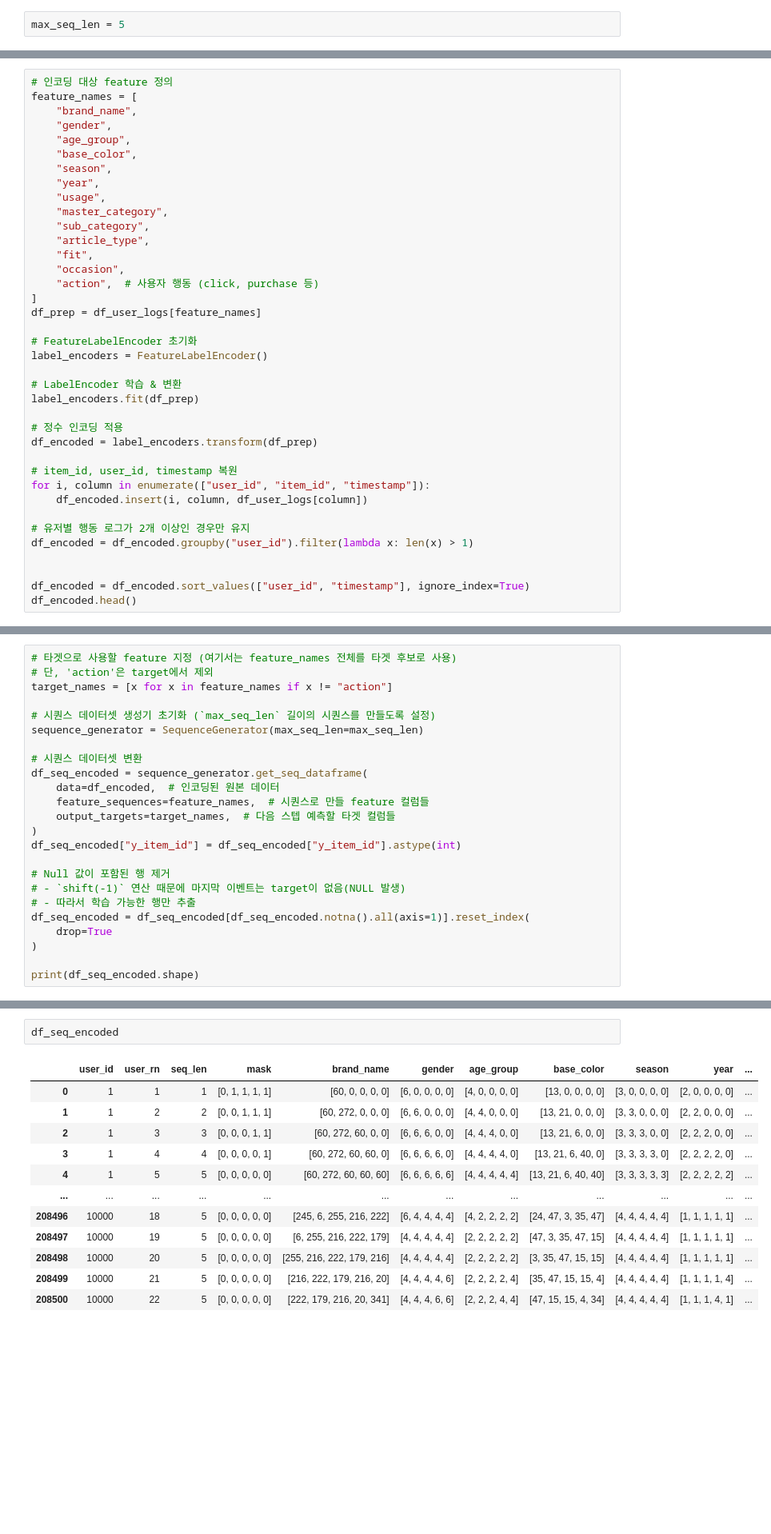
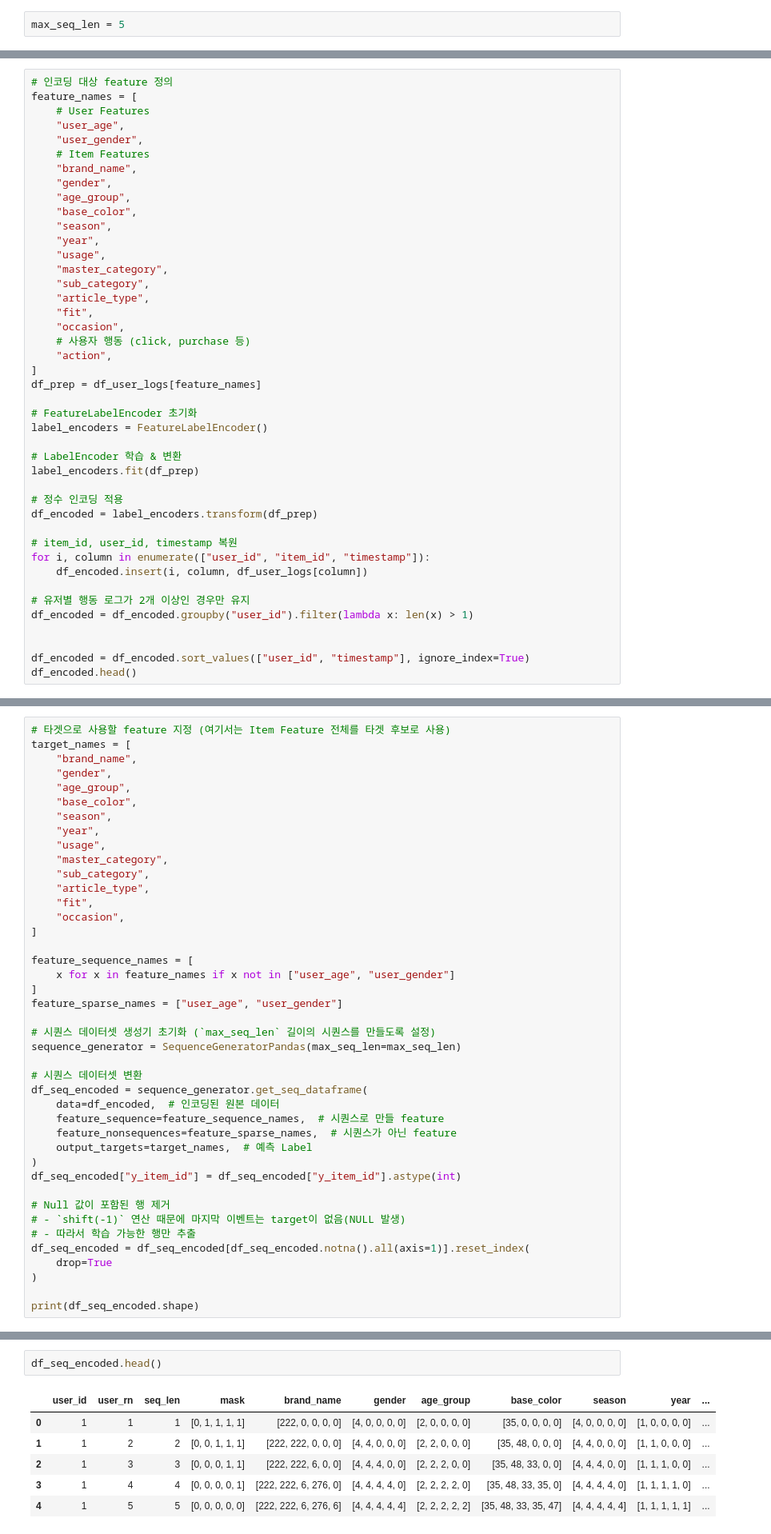
Before and after one commit to yg-hwang/recsys, a Jupyter notebook: notebook/04_1_modeling_transformer.ipynb, the cells around one changed output, grey strips where cells are left out. Shown at 80% size. Drawn from its saved outputs; the diff is of its cells as text; blank space fills up the shorter version.

```diff
--- a/notebook/04_1_modeling_transformer.ipynb
+++ b/notebook/04_1_modeling_transformer.ipynb
@@ -112,6 +122,10 @@ model_dir.mkdir(parents=True, exist_ok=True)
 # %%
 # 인코딩 대상 feature 정의
 feature_names = [
+    # User Features
+    "user_age",
+    "user_gender",
+    # Item Features
     "brand_name",
     "gender",
     "age_group",
@@ -124,7 +138,8 @@ feature_names = [
     "article_type",
     "fit",
     "occasion",
-    "action",  # 사용자 행동 (click, purchase 등)
+    # 사용자 행동 (click, purchase 등)
+    "action",
 ]
 df_prep = df_user_logs[feature_names]
 
@@ -210,18 +229,36 @@ for feature, encoder in label_encoders.all_encoders.items():
 # %% [markdown]
 ## Sequence Generation
 # %%
-# 타겟으로 사용할 feature 지정 (여기서는 feature_names 전체를 타겟 후보로 사용)
-# 단, 'action'은 target에서 제외
-target_names = [x for x in feature_names if x != "action"]
+# 타겟으로 사용할 feature 지정 (여기서는 Item Feature 전체를 타겟 후보로 사용)
+target_names = [
+    "brand_name",
+    "gender",
+    "age_group",
+    "base_color",
+    "season",
+    "year",
+    "usage",
+    "master_category",
+    "sub_category",
+    "article_type",
+    "fit",
+    "occasion",
+]
+
+feature_sequence_names = [
+    x for x in feature_names if x not in ["user_age", "user_gender"]
+]
+feature_sparse_names = ["user_age", "user_gender"]
 
 # 시퀀스 데이터셋 생성기 초기화 (`max_seq_len` 길이의 시퀀스를 만들도록 설정)
-sequence_generator = SequenceGenerator(max_seq_len=max_seq_len)
+sequence_generator = SequenceGeneratorPandas(max_seq_len=max_seq_len)
 
 # 시퀀스 데이터셋 변환
 df_seq_encoded = sequence_generator.get_seq_dataframe(
     data=df_encoded,  # 인코딩된 원본 데이터
-    feature_sequences=feature_names,  # 시퀀스로 만들 feature 컬럼들
-    output_targets=target_names,  # 다음 스텝 예측할 타겟 컬럼들
+    feature_sequence=feature_sequence_names,  # 시퀀스로 만들 feature
+    feature_nonsequences=feature_sparse_names,  # 시퀀스가 아닌 feature
+    output_targets=target_names,  # 예측 Label
 )
 df_seq_encoded["y_item_id"] = df_seq_encoded["y_item_id"].astype(int)
 
@@ -238,15 +275,9 @@ print(df_seq_encoded.shape)
 # %%
-df_seq_encoded
+df_seq_encoded.head()
 # %% [output]
 |  | user_id | user_rn | seq_len | mask | brand_name | gender | age_group | base_color | season | year | ... |
-| 0 | 1 | 1 | 1 | [0, 1, 1, 1, 1] | [60, 0, 0, 0, 0] | [6, 0, 0, 0, 0] | [4, 0, 0, 0, 0] | [13, 0, 0, 0, 0] | [3, 0, 0, 0, 0] | [2, 0, 0, 0, 0] | ... |
-| 1 | 1 | 2 | 2 | [0, 0, 1, 1, 1] | [60, 272, 0, 0, 0] | [6, 6, 0, 0, 0] | [4, 4, 0, 0, 0] | [13, 21, 0, 0, 0] | [3, 3, 0, 0, 0] | [2, 2, 0, 0, 0] | ... |
-| 2 | 1 | 3 | 3 | [0, 0, 0, 1, 1] | [60, 272, 60, 0, 0] | [6, 6, 6, 0, 0] | [4, 4, 4, 0, 0] | [13, 21, 6, 0, 0] | [3, 3, 3, 0, 0] | [2, 2, 2, 0, 0] | ... |
-| 3 | 1 | 4 | 4 | [0, 0, 0, 0, 1] | [60, 272, 60, 60, 0] | [6, 6, 6, 6, 0] | [4, 4, 4, 4, 0] | [13, 21, 6, 40, 0] | [3, 3, 3, 3, 0] | [2, 2, 2, 2, 0] | ... |
-| 4 | 1 | 5 | 5 | [0, 0, 0, 0, 0] | [60, 272, 60, 60, 60] | [6, 6, 6, 6, 6] | [4, 4, 4, 4, 4] | [13, 21, 6, 40, 40] | [3, 3, 3, 3, 3] | [2, 2, 2, 2, 2] | ... |
-| ... | ... | ... | ... | ... | ... | ... | ... | ... | ... | ... | ... |
-| 208496 | 10000 | 18 | 5 | [0, 0, 0, 0, 0] | [245, 6, 255, 216, 222] | [6, 4, 4, 4, 4] | [4, 2, 2, 2, 2] | [24, 47, 3, 35, 47] | [4, 4, 4, 4, 4] | [1, 1, 1, 1, 1] | ... |
-| 208497 | 10000 | 19 | 5 | [0, 0, 0, 0, 0] | [6, 255, 216, 222, 179] | [4, 4, 4, 4, 4] | [2, 2, 2, 2, 2] | [47, 3, 35, 47, 15] | [4, 4, 4, 4, 4] | [1, 1, 1, 1, 1] | ... |
-| 208498 | 10000 | 20 | 5 | [0, 0, 0, 0, 0] | [255, 216, 222, 179, 216] | [4, 4, 4, 4, 4] | [2, 2, 2, 2, 2] | [3, 35, 47, 15, 15] | [4, 4, 4, 4, 4] | [1, 1, 1, 1, 1] | ... |
-| 208499 | 10000 | 21 | 5 | [0, 0, 0, 0, 0] | [216, 222, 179, 216, 20] | [4, 4, 4, 4, 6] | [2, 2, 2, 2, 4] | [35, 47, 15, 15, 4] | [4, 4, 4, 4, 4] | [1, 1, 1, 1, 4] | ... |
-| 208500 | 10000 | 22 | 5 | [0, 0, 0, 0, 0] | [222, 179, 216, 20, 341] | [4, 4, 4, 6, 6] | [2, 2, 2, 4, 4] | [47, 15, 15, 4, 34] | [4, 4, 4, 4, 4] | [1, 1, 1, 4, 1] | ... |
+| 0 | 1 | 1 | 1 | [0, 1, 1, 1, 1] | [222, 0, 0, 0, 0] | [4, 0, 0, 0, 0] | [2, 0, 0, 0, 0] | [35, 0, 0, 0, 0] | [4, 0, 0, 0, 0] | [1, 0, 0, 0, 0] | ... |
+| 1 | 1 | 2 | 2 | [0, 0, 1, 1, 1] | [222, 222, 0, 0, 0] | [4, 4, 0, 0, 0] | [2, 2, 0, 0, 0] | [35, 48, 0, 0, 0] | [4, 4, 0, 0, 0] | [1, 1, 0, 0, 0] | ... |
+| 2 | 1 | 3 | 3 | [0, 0, 0, 1, 1] | [222, 222, 6, 0, 0] | [4, 4, 4, 0, 0] | [2, 2, 2, 0, 0] | [35, 48, 33, 0, 0] | [4, 4, 4, 0, 0] | [1, 1, 1, 0, 0] | ... |
+| 3 | 1 | 4 | 4 | [0, 0, 0, 0, 1] | [222, 222, 6, 276, 0] | [4, 4, 4, 4, 0] | [2, 2, 2, 2, 0] | [35, 48, 33, 35, 0] | [4, 4, 4, 4, 0] | [1, 1, 1, 1, 0] | ... |
+| 4 | 1 | 5 | 5 | [0, 0, 0, 0, 0] | [222, 222, 6, 276, 6] | [4, 4, 4, 4, 4] | [2, 2, 2, 2, 2] | [35, 48, 33, 35, 47] | [4, 4, 4, 4, 4] | [1, 1, 1, 1, 1] | ... |
```
Also changed, not shown: parts of 21 cells of this notebook, 7 other files.
